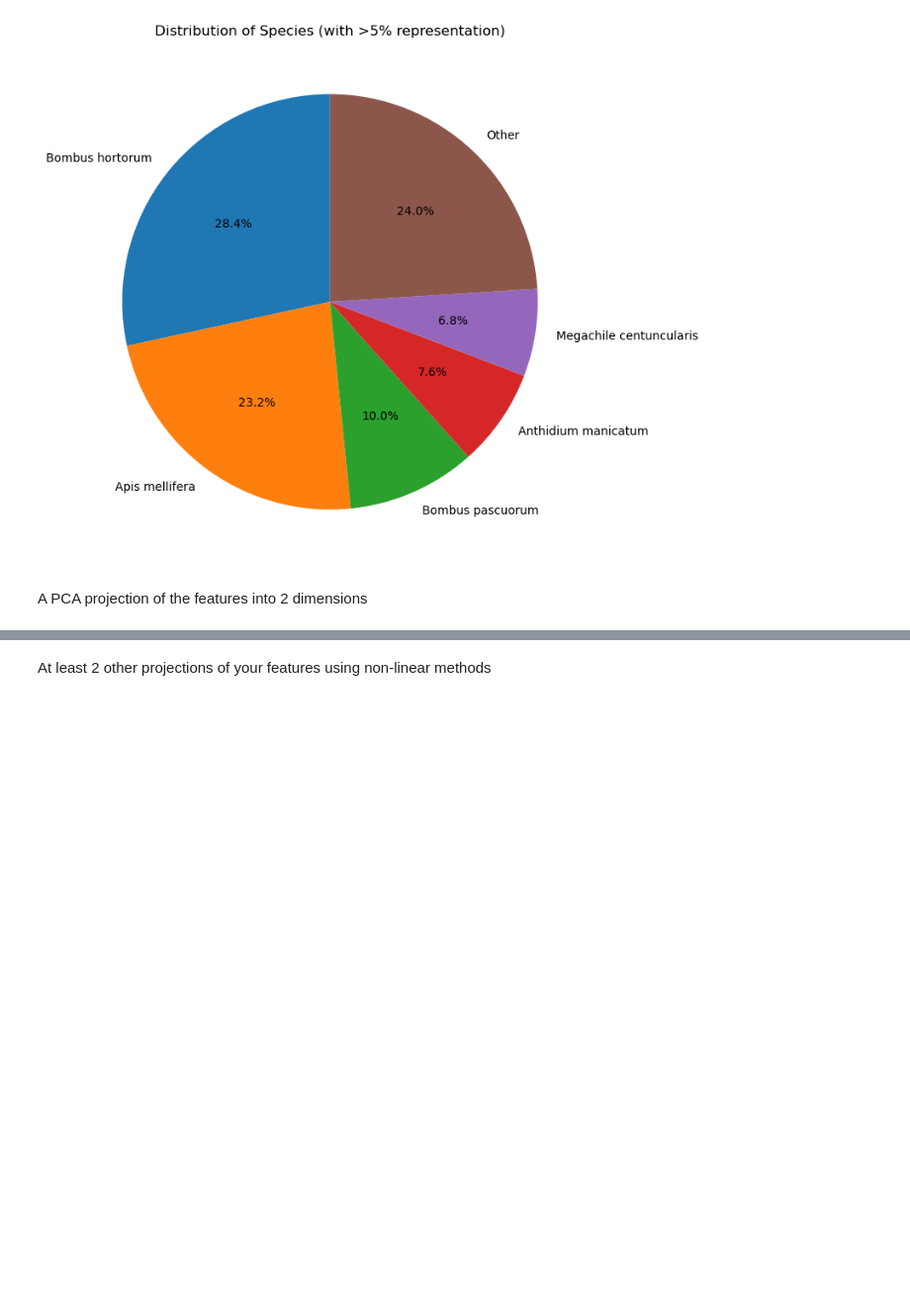
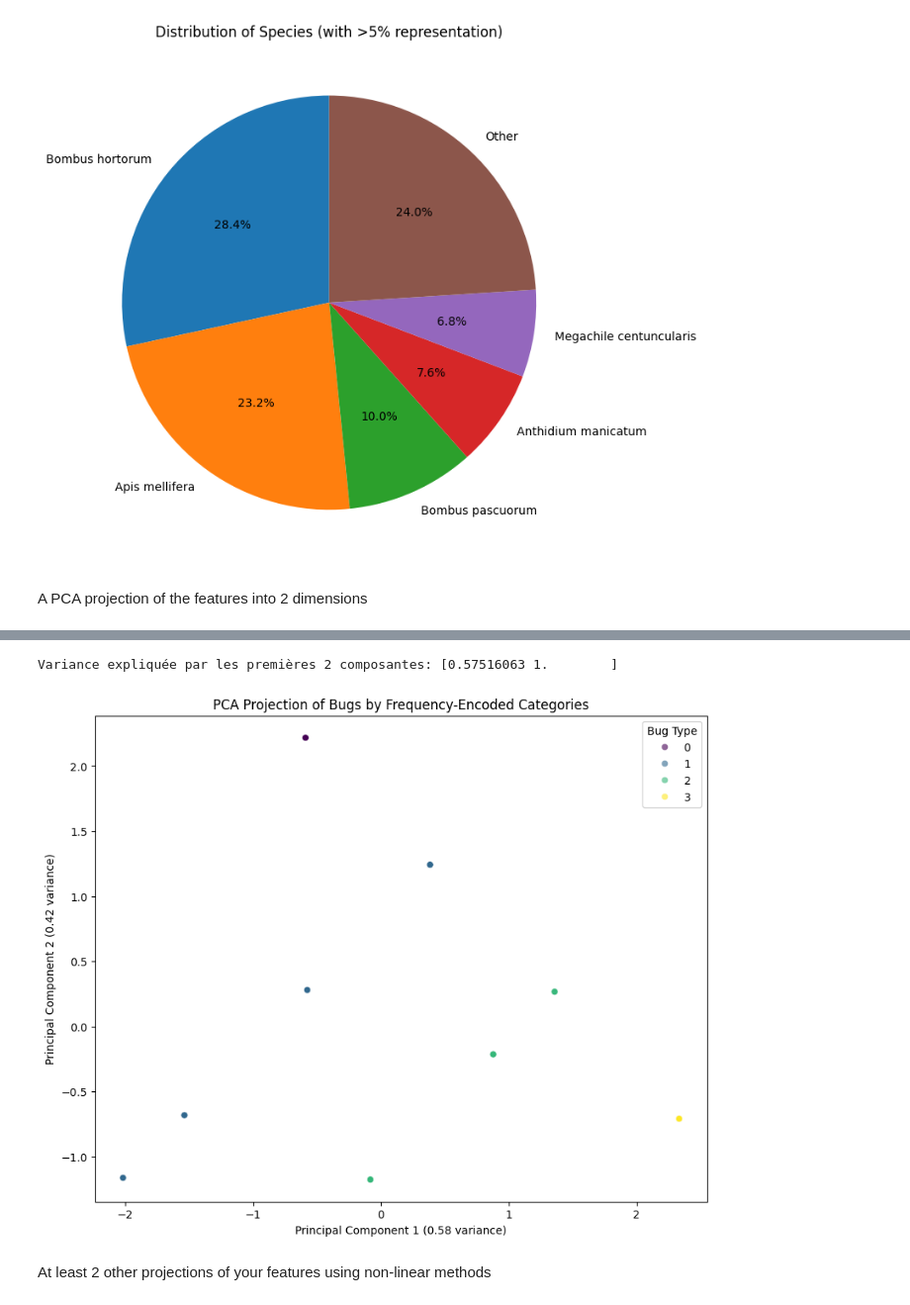
Before and after one commit to julientournier6/dataetia, a Jupyter notebook: data_visualization/visualization2.ipynb, the cells around one changed output, grey strips where cells are left out. Shown: that part at 99% size. Drawn from its saved outputs; the diff is of its cells as text; code cells hidden in the pictures; blank space fills up the shorter version.

```diff
--- a/data_visualization/visualization2.ipynb
+++ b/data_visualization/visualization2.ipynb
@@ -134,3 +162,37 @@ plt.show()
+# %%
+from sklearn.preprocessing import StandardScaler
+from sklearn.decomposition import PCA
+import matplotlib.pyplot as plt
+import seaborn as sns
+
+# Standardiser les données
+scaler = StandardScaler()
+data_scaled = scaler.fit_transform(data[['bug type', 'species']])
+
+# Appliquer la PCA avec le nombre correct de composantes
+n_components = min(data_scaled.shape)
+pca = PCA(n_components=n_components)
+principal_components = pca.fit_transform(data_scaled)
+
+# Afficher la variance expliquée
+explained_variance = pca.explained_variance_ratio_
+print(f"Variance expliquée par les premières {n_components} composantes: {explained_variance.cumsum()}")
+
+# Créer un DataFrame pour les composantes principales
+pca_df = pd.DataFrame(data=principal_components, columns=[f'Principal Component {i+1}' for i in range(n_components)])
+pca_df['bug type'] = data['bug type']
+
+# Graphique PCA
+plt.figure(figsize=(10, 8))
+sns.scatterplot(x='Principal Component 1', y='Principal Component 2', hue='bug type', data=pca_df, palette='viridis', alpha=0.6)
+plt.title('PCA Projection of Bugs by Frequency-Encoded Categories')
+plt.xlabel(f'Principal Component 1 ({explained_variance[0]:.2f} variance)')
+plt.ylabel(f'Principal Component 2 ({explained_variance[1]:.2f} variance)')
+plt.legend(title='Bug Type')
+plt.show()
+# %% [output]
+Variance expliquée par les premières 2 composantes: [0.57516063 1.        ]
+[figure, added]
 # %% [markdown]
 At least 2 other projections of your features using non-linear methods
 # %%
```
Also changed, not shown: parts of 8 cells of this notebook.
